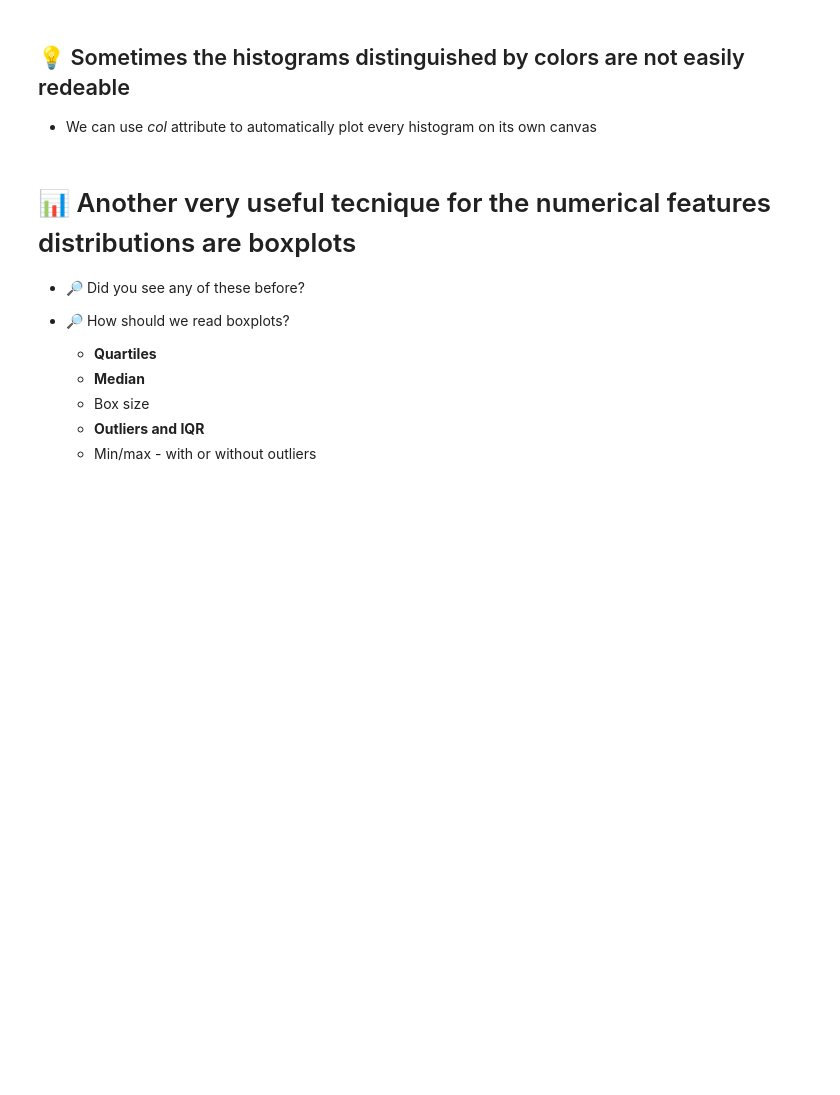
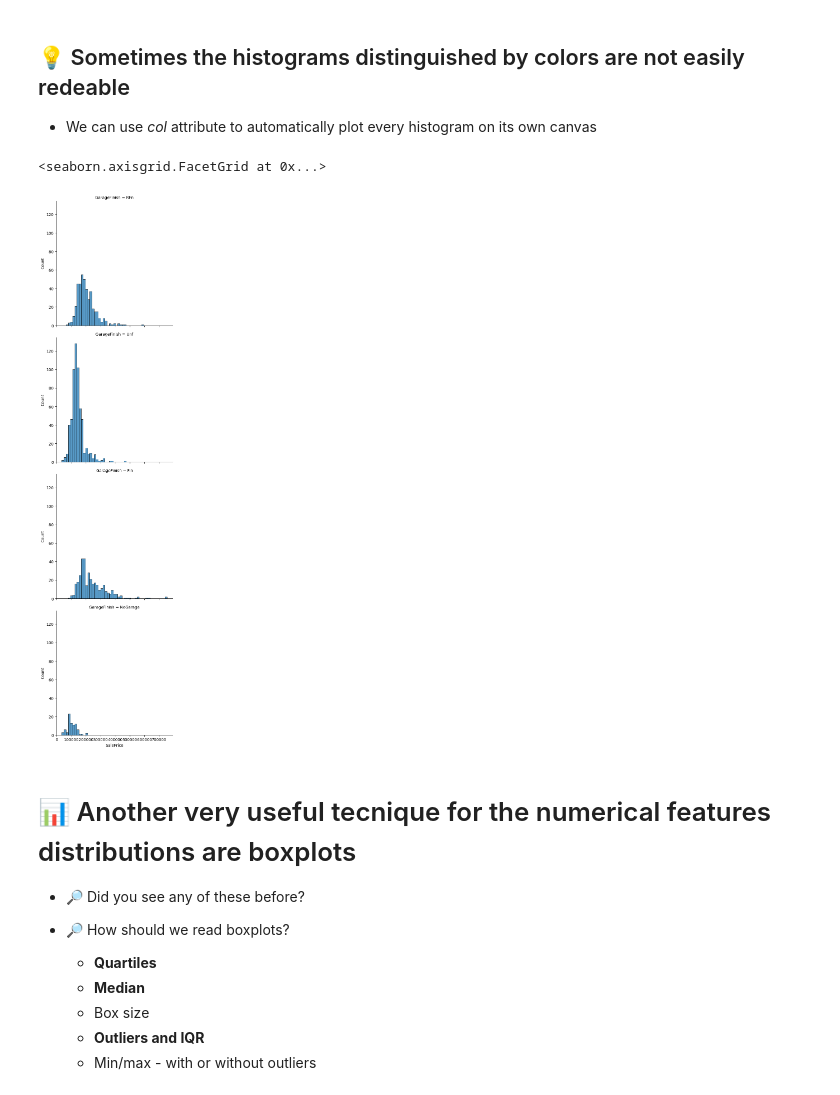
Before and after one commit to Kudl1k/zsu, a Jupyter notebook: fml_02.ipynb, the cells around one changed output. Drawn from its saved outputs; the diff is of its cells as text; code cells hidden in the pictures; blank space fills up the shorter version.

```diff
--- a/fml_02.ipynb
+++ b/fml_02.ipynb
@@ -108,6 +115,11 @@ sns.displot(data=df_full, x= "SalePrice",hue =  "GarageFinish", edgecolor= "gree
 # %% [markdown]
 ## 💡 Sometimes the histograms distinguished by colors are not easily redeable
 - We can use *col* attribute to automatically plot every histogram on its own canvas
+# %%
+sns.displot(data = df_full, x = 'SalePrice', row = 'GarageFinish')
+# %% [output]
+<seaborn.axisgrid.FacetGrid at 0x...>
+[figure, added]
 # %% [markdown]
 # 📊 Another very useful tecnique for the numerical features distributions are boxplots
 - 🔎 Did you see any of these before?
```
Also changed, not shown: parts of 16 cells of this notebook.
